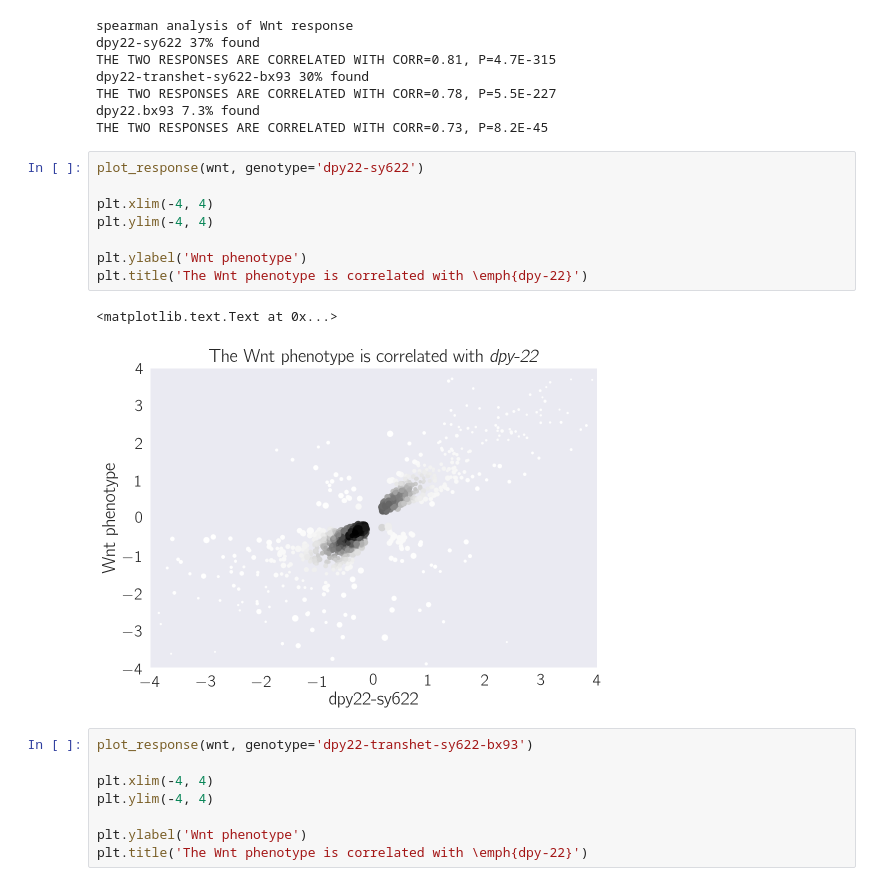
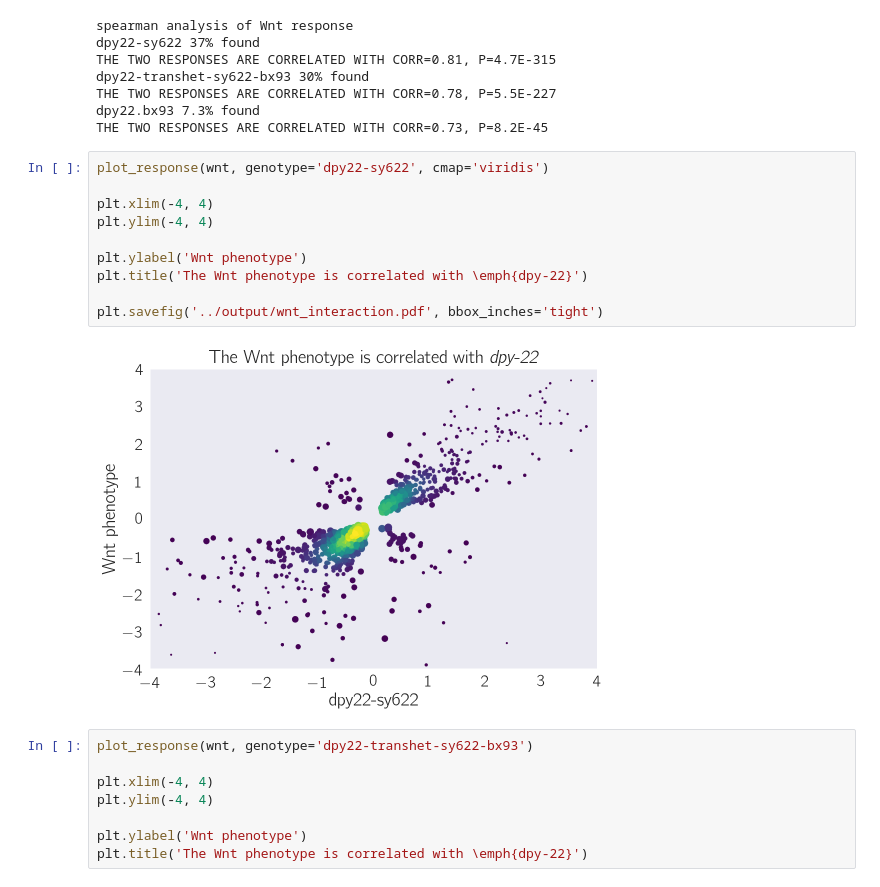
Before and after one commit to WormLabCaltech/med-cafe, a Jupyter notebook: src/5. Enrichment analysis of phenotypic classes.ipynb, the cells around one changed output. Saved outputs shown, nothing was run; the diff lists cells and outputs as text.

```diff
--- a/src/5. Enrichment analysis of phenotypic classes.ipynb
+++ b/src/5. Enrichment analysis of phenotypic classes.ipynb
@@ -533,16 +537,17 @@ THE TWO RESPONSES ARE CORRELATED WITH CORR=0.78, P=5.5E-227
 dpy22.bx93 7.3% found
 THE TWO RESPONSES ARE CORRELATED WITH CORR=0.73, P=8.2E-45
 # %%
-plot_response(wnt, genotype='dpy22-sy622')
+plot_response(wnt, genotype='dpy22-sy622', cmap='viridis')
 
 plt.xlim(-4, 4)
 plt.ylim(-4, 4)
 
 plt.ylabel('Wnt phenotype')
 plt.title('The Wnt phenotype is correlated with \emph{dpy-22}')
+
+plt.savefig('../output/wnt_interaction.pdf', bbox_inches='tight')
 # %% [output]
-<matplotlib.text.Text at 0x...>
-[figure, old version]
+[figure, new version]
 # %%
 plot_response(wnt, genotype='dpy22-transhet-sy622-bx93')
 
```
Also changed, not shown: parts of 1 cell of this notebook, 16 other files.
